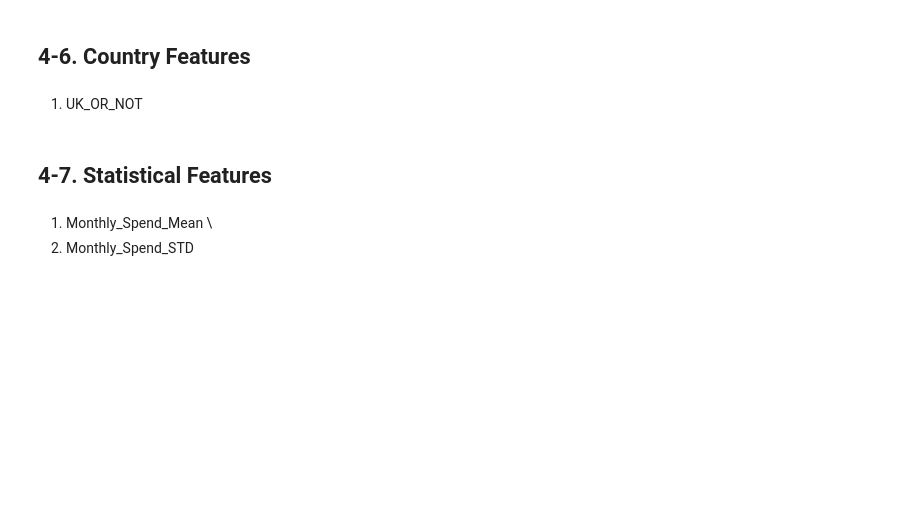
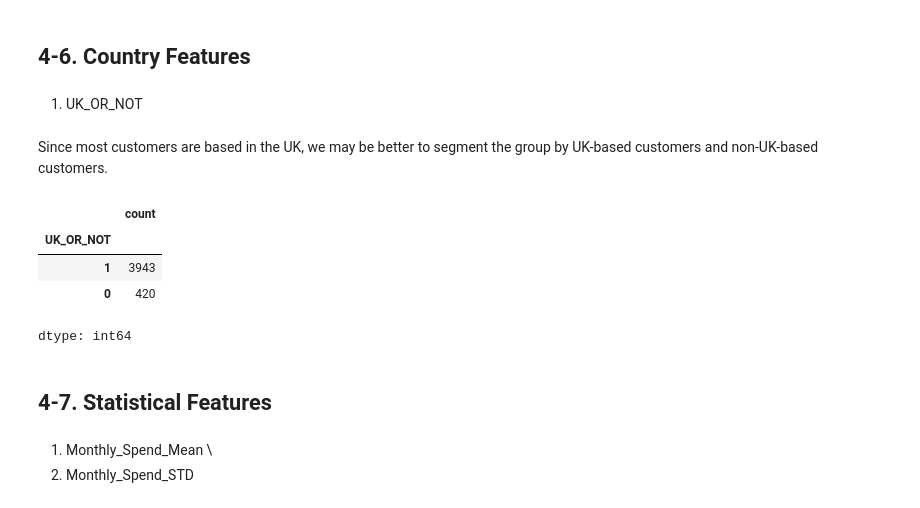
Before and after one commit to iamyunaseo/e-commerce-customer-behavior-analytics, a Jupyter notebook: e-commerce-customer-behavior-analytics.ipynb, the cells around one changed output. Saved outputs shown, nothing was run; the diff lists cells and outputs as text; code cells hidden in the pictures; blank space fills up the shorter version.

```diff
--- a/e-commerce-customer-behavior-analytics.ipynb
+++ b/e-commerce-customer-behavior-analytics.ipynb
@@ -871,3 +871,5 @@ customer_df
 ## 4-6. Country Features
 # %% [markdown]
 1) UK_OR_NOT
+# %% [markdown]
+Since most customers are based in the UK, we may be better to segment the group by UK-based customers and non-UK-based customers.
@@ -874,3 +878,15 @@ customer_df
+# %%
+df_unique_customer = df.drop_duplicates(subset=['CustomerID'])
+customer_df['UK_OR_NOT'] = customer_df.merge(df_unique_customer, on = 'CustomerID', how = 'left')['Country']
+customer_df['UK_OR_NOT'] = np.where(customer_df['UK_OR_NOT'] == 'United Kingdom', 1, 0)
+# %%
+customer_df['UK_OR_NOT'].value_counts()
+# %% [output]
+|  | count |
+| UK_OR_NOT |  |
+| 1 | 3943 |
+| 0 | 420 |
+dtype: int64
 # %% [markdown]
 ## 4-7. Statistical Features
 # %% [markdown]
```
Also changed, not shown: parts of 1 cell of this notebook, 1 other file.
